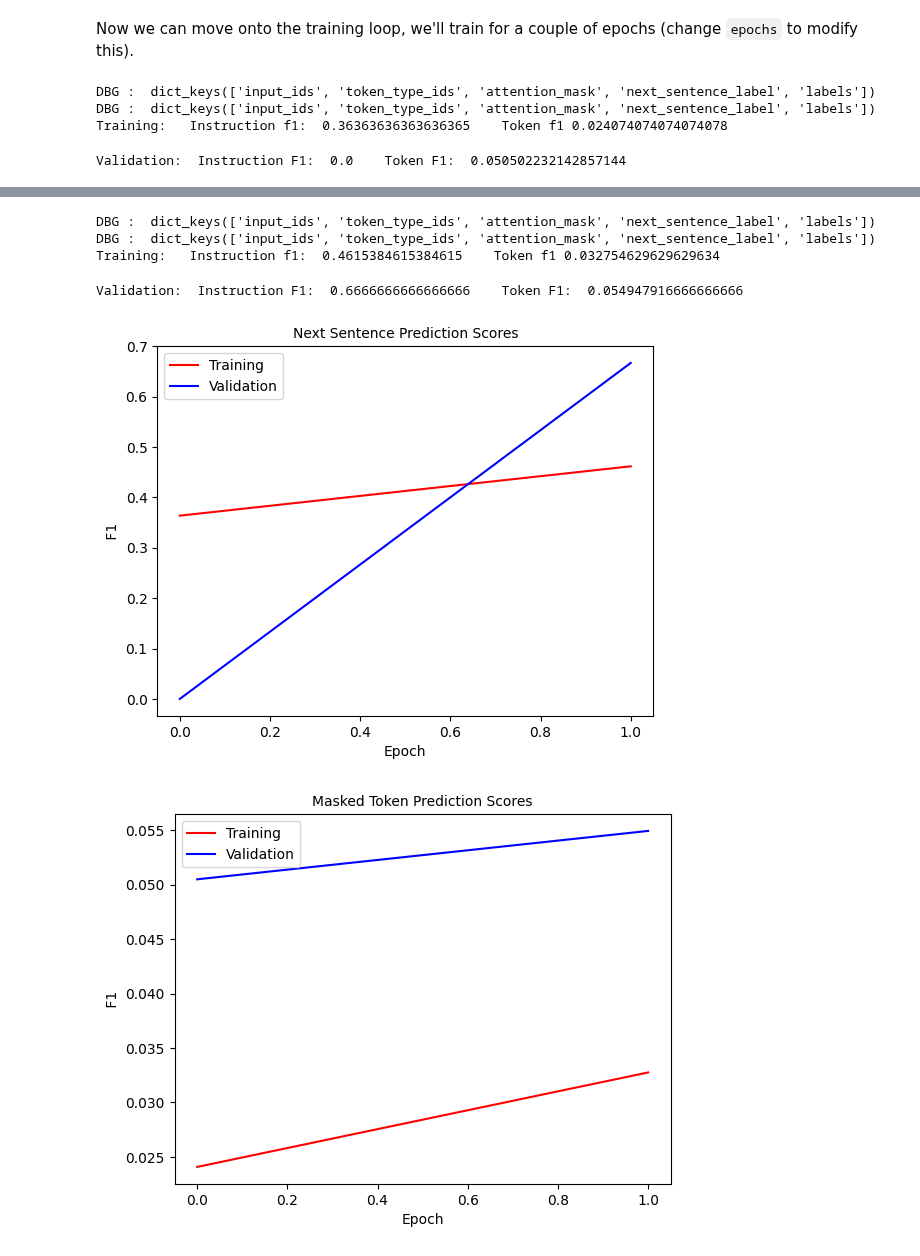
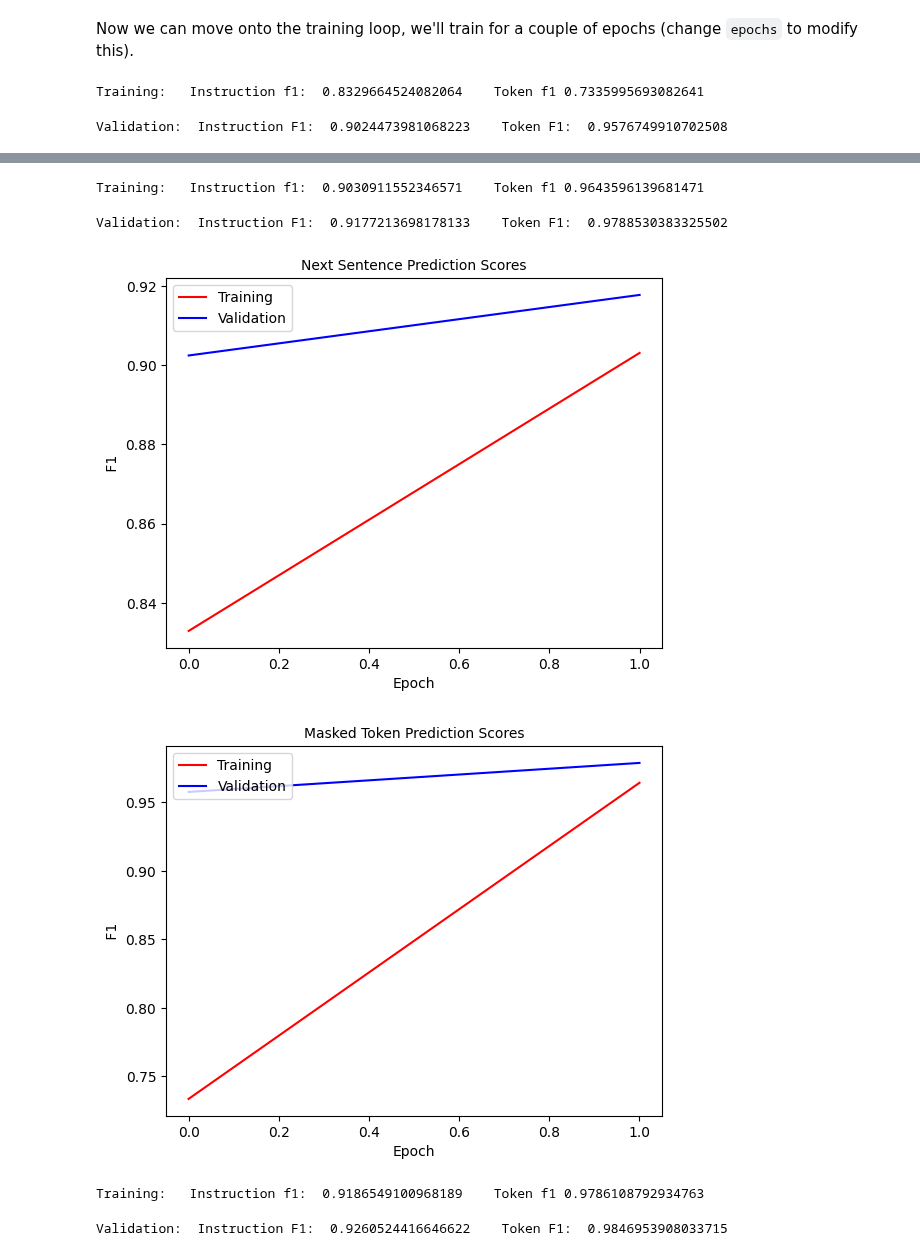
Before and after one commit to analognahid/reverse, a Jupyter notebook: codes/ML/DDG AND MLM Training.ipynb, the cells around one changed output, grey strips where cells are left out. Saved outputs shown, nothing was run; the diff lists cells and outputs as text; code cells hidden in the pictures.

```diff
--- a/codes/ML/DDG AND MLM Training.ipynb
+++ b/codes/ML/DDG AND MLM Training.ipynb
@@ -14,5 +14,5 @@ import sys,os, pickle
 with (open('DFGDATA.pkl' , "rb")) as openfile:
     all_input_list , all_label_list = pickle.load(openfile)
 # %%
-all_input_list = all_input_list[:100]
-all_label_list = all_label_list[:100]
+all_input_list = all_input_list #[:100]
+all_label_list = all_label_list #[:100]
@@ -132,7 +128,7 @@ train_dataset, validation_dataset = torch.utils.data.random_split(dataset, [trai
 # %% [markdown]
 And initialize the dataloader, which we'll be using to load our data into the model during training.
 # %%
-BATCH_SIZE = 8
+BATCH_SIZE = 28
 train_loader      = torch.utils.data.DataLoader(train_dataset, batch_size=BATCH_SIZE, shuffle=True)
 validation_loader = torch.utils.data.DataLoader(validation_dataset, batch_size=BATCH_SIZE, shuffle=True)
 # %%
@@ -201,7 +197,7 @@ optim = AdamW(model.parameters(), lr=5e-6)
 
 
 
-epochs = 2
+epochs = 1000
 counter = 0
 
 global_instruction_metrices = []
@@ -225,7 +221,6 @@ for epoch in range(epochs):
 
         optim.zero_grad()
         # pull all tensor batches required for training
-        print("DBG : ", batch.keys())
         input_ids = batch['input_ids'].to(device)
         token_type_ids = batch['token_type_ids'].to(device)
         attention_mask = batch['attention_mask'].to(device)
@@ -354,7 +349,5 @@ for epoch in range(epochs):
     plot_graph(global_instruction_metrices, v_global_instruction_metrices, 'Next Sentence Prediction Scores')
     plot_graph(global_token_metrices, v_global_token_metrices, 'Masked Token Prediction Scores')
 # %% [output]
-DBG :  dict_keys(['input_ids', 'token_type_ids', 'attention_mask', 'next_sentence_label', 'labels'])
-DBG :  dict_keys(['input_ids', 'token_type_ids', 'attention_mask', 'next_sentence_label', 'labels'])
-Training:   Instruction f1:  0.36363636363636365    Token f1 0.024074074074074078
+Training:   Instruction f1:  0.8329664524082064    Token f1 0.7335995693082641
-Validation:  Instruction F1:  0.0    Token F1:  0.050502232142857144
+Validation:  Instruction F1:  0.9024473981068223    Token F1:  0.9576749910702508
@@ -363,6 +356,6 @@ Validation:  Instruction F1:  0.0    Token F1:  0.050502232142857144
-DBG :  dict_keys(['input_ids', 'token_type_ids', 'attention_mask', 'next_sentence_label', 'labels'])
-DBG :  dict_keys(['input_ids', 'token_type_ids', 'attention_mask', 'next_sentence_label', 'labels'])
-Training:   Instruction f1:  0.4615384615384615    Token f1 0.032754629629629634
+Training:   Instruction f1:  0.9030911552346571    Token f1 0.9643596139681471
-Validation:  Instruction F1:  0.6666666666666666    Token F1:  0.054947916666666666
+Validation:  Instruction F1:  0.9177213698178133    Token F1:  0.9788530383325502
-[figure, old version]
+[figure, new version]
-[figure, old version]
+[figure, new version]
+Training:   Instruction f1:  0.9186549100968189    Token f1 0.9786108792934763
+Validation:  Instruction F1:  0.9260524416646622    Token F1:  0.9846953908033715
```
Also changed, not shown: parts of 7 cells of this notebook, 31 other files.
